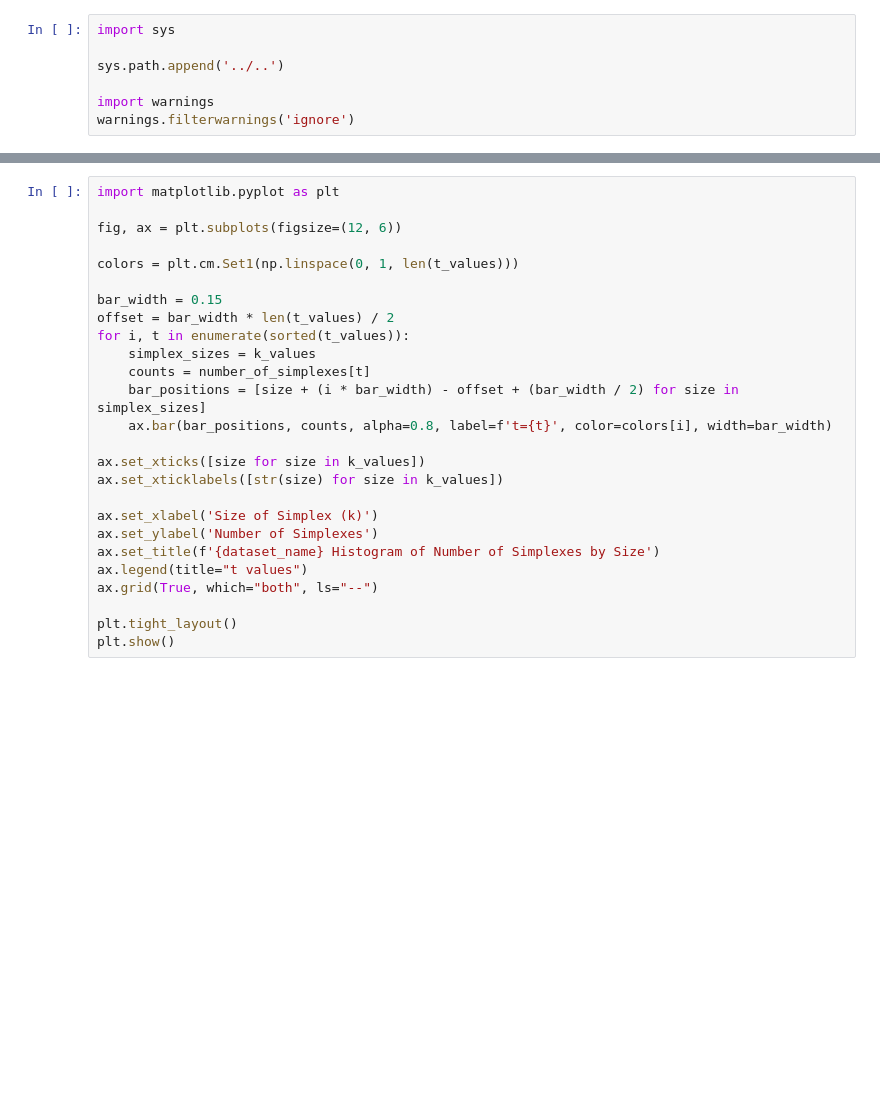
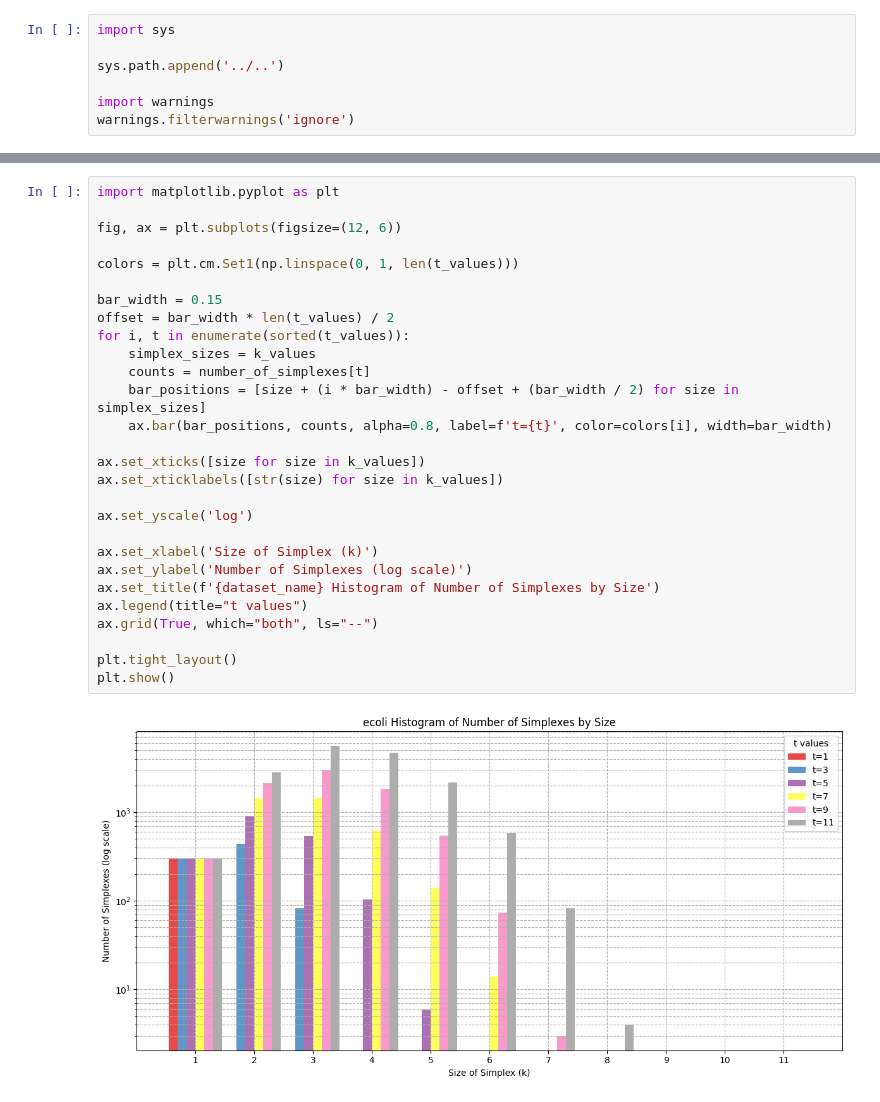
Before and after one commit to Mip182/vector_db_geom, a Jupyter notebook: experiments/cliques_experiment/cliques_experiment.ipynb, the cells around one changed output, grey strips where cells are left out. Saved outputs shown, nothing was run; the diff lists cells and outputs as text; blank space fills up the shorter version.

```diff
--- a/experiments/cliques_experiment/cliques_experiment.ipynb
+++ b/experiments/cliques_experiment/cliques_experiment.ipynb
@@ -129,26 +141,30 @@ plt.show()
 # %%
 import matplotlib.pyplot as plt
 
 fig, ax = plt.subplots(figsize=(12, 6))
 
 colors = plt.cm.Set1(np.linspace(0, 1, len(t_values)))
 
 bar_width = 0.15
 offset = bar_width * len(t_values) / 2
 for i, t in enumerate(sorted(t_values)):
     simplex_sizes = k_values
     counts = number_of_simplexes[t]
     bar_positions = [size + (i * bar_width) - offset + (bar_width / 2) for size in simplex_sizes]
     ax.bar(bar_positions, counts, alpha=0.8, label=f't={t}', color=colors[i], width=bar_width)
 
 ax.set_xticks([size for size in k_values])
 ax.set_xticklabels([str(size) for size in k_values])
 
+ax.set_yscale('log')
+
 ax.set_xlabel('Size of Simplex (k)')
-ax.set_ylabel('Number of Simplexes')
+ax.set_ylabel('Number of Simplexes (log scale)')
 ax.set_title(f'{dataset_name} Histogram of Number of Simplexes by Size')
 ax.legend(title="t values")
 ax.grid(True, which="both", ls="--")
 
 plt.tight_layout()
 plt.show()
+# %% [output]
+[figure, added]
```
Also changed, not shown: parts of 2 cells of this notebook.
